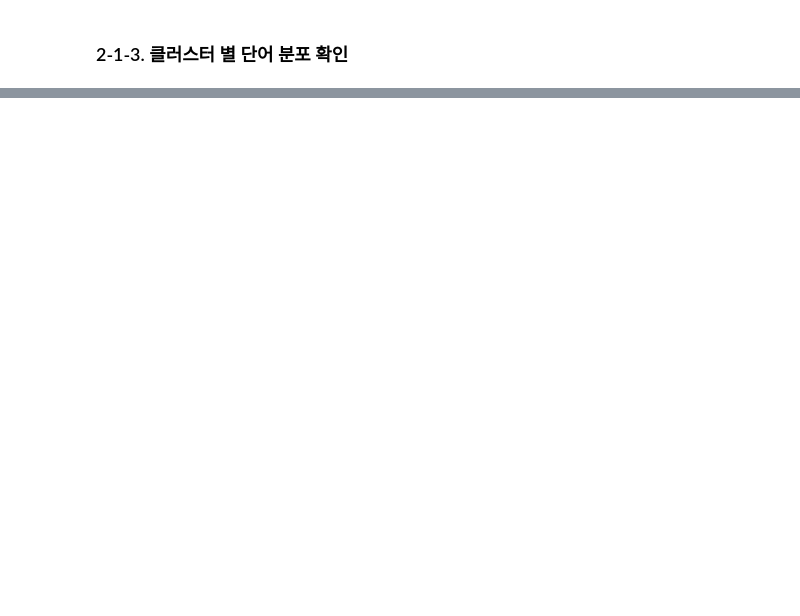
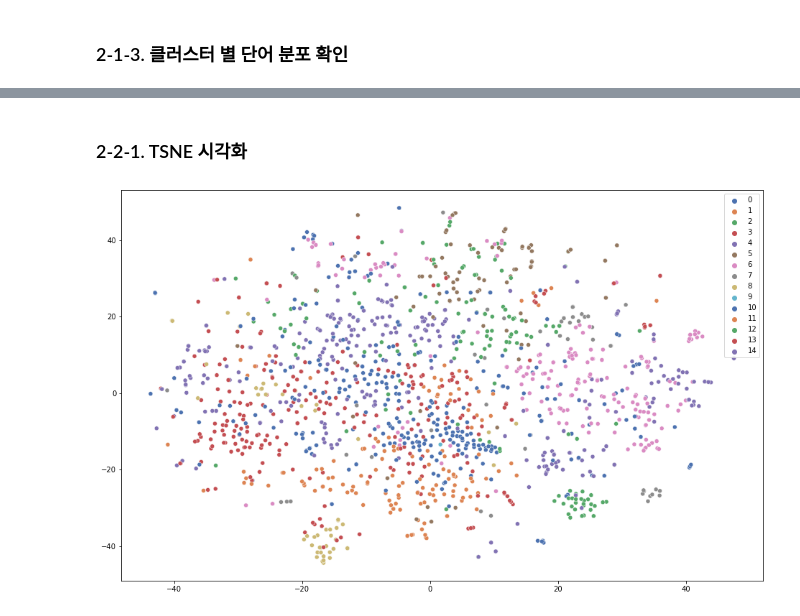
Before and after one commit to Kiminjo/Research-area-extract-from-papers, a Jupyter notebook: data analysis/clustering.ipynb, the cells around one changed output, grey strips where cells are left out. Cells and saved outputs as stored; diff of their text form; code cells hidden in the pictures; blank space fills up the shorter version.

```diff
--- a/data analysis/clustering.ipynb
+++ b/data analysis/clustering.ipynb
@@ -255,0 +558,15 @@ well                    11         5
+# %%
+network = cosine_similarity(vector, vector)
+network = np.where(network>0.8, 1, 0)
+sparse_network = sparse.csr_matrix(network)
+# %%
+s_kmeans = SphericalKMeans(n_clusters=15, max_iter=10, random_state=1121)
+s_kmeans_clusters = s_kmeans.fit_predict(sparse_network)
+# %% [markdown]
+### 2-2-1. TSNE 시각화
+# %%
+fig, ax = plt.subplots(figsize=(16,10))
+sns.scatterplot(tsne_vector[:,0], tsne_vector[:,1], hue=s_kmeans_clusters, palette='deep', ax=ax)
+plt.show()
+# %% [output]
+[figure, added]
```
Also changed, not shown: parts of 68 cells of this notebook.
